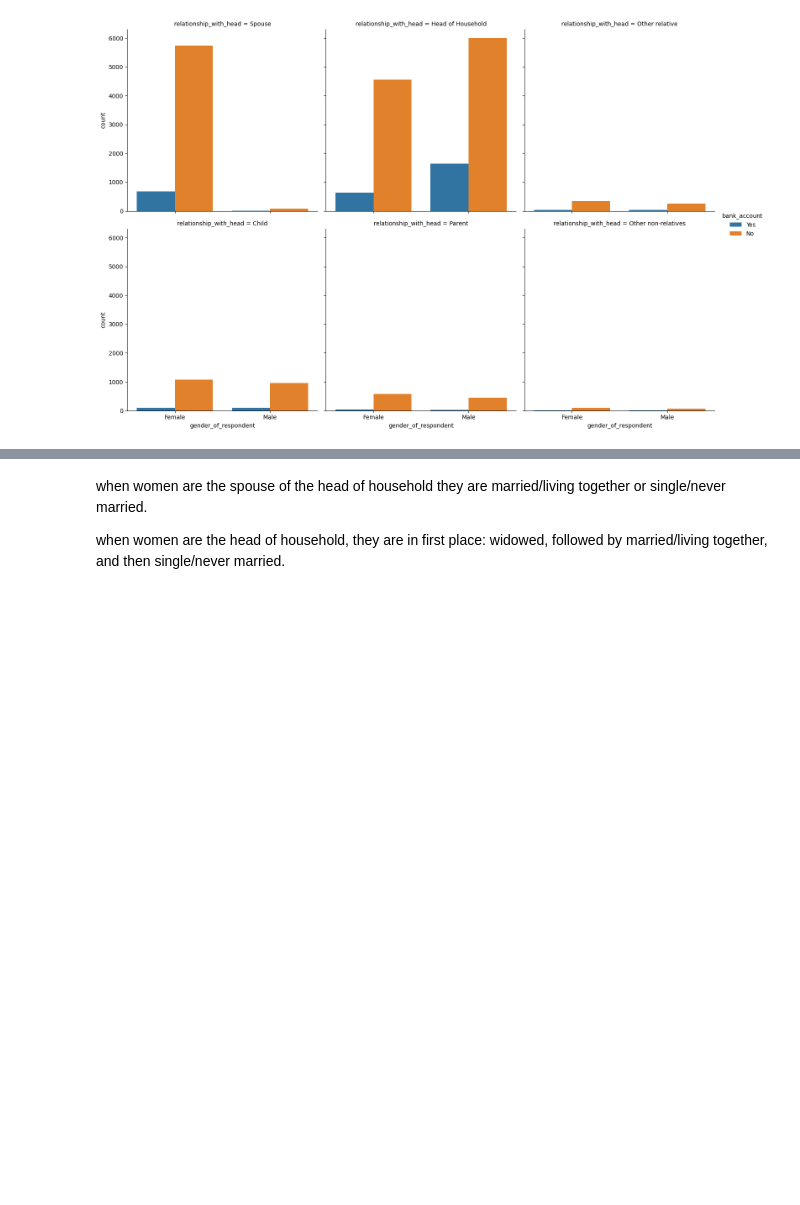
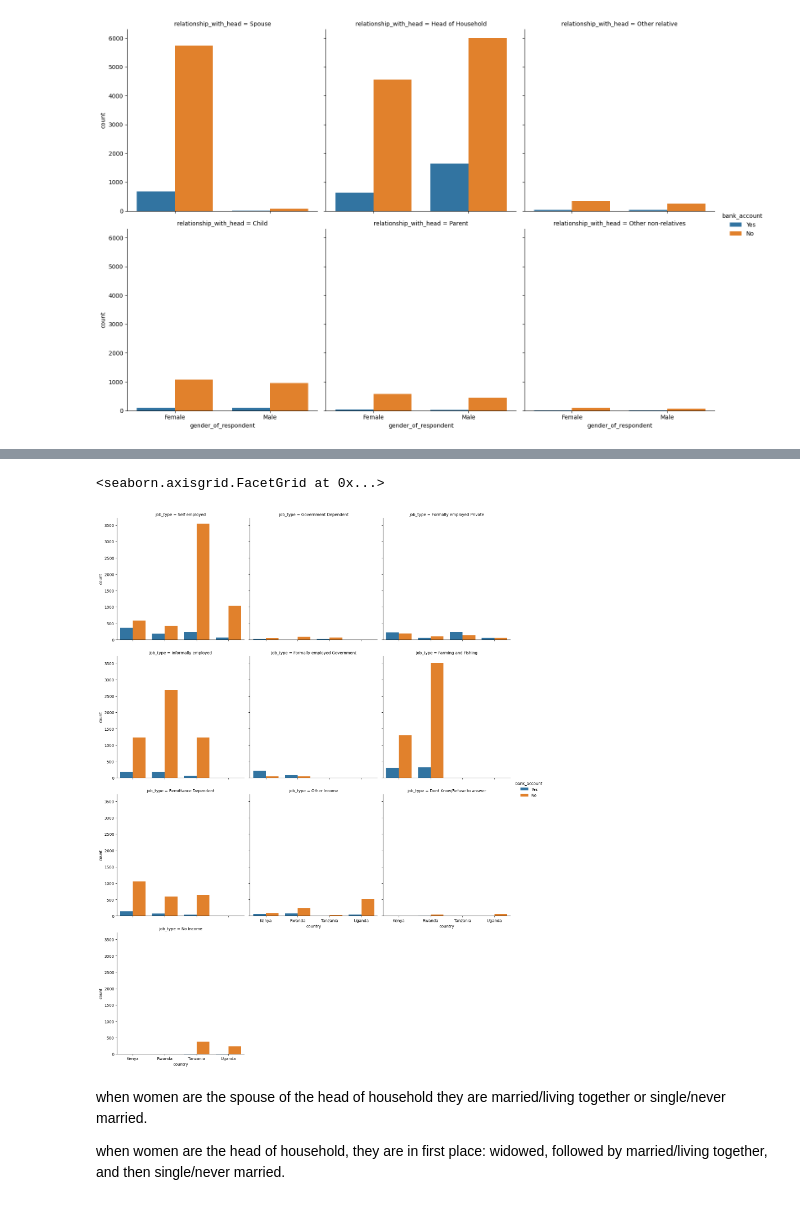
Before and after one commit to ahquin/ds-financial-inclusion, a Jupyter notebook: ml-data-analyse.ipynb, the cells around one changed output, grey strips where cells are left out. Saved outputs shown, nothing was run; the diff lists cells and outputs as text; code cells hidden in the pictures; blank space fills up the shorter version.

```diff
--- a/ml-data-analyse.ipynb
+++ b/ml-data-analyse.ipynb
@@ -240,3 +246,8 @@ sns.catplot(x="gender_of_respondent", col='relationship_with_head', data=df, hue
+# %%
+sns.catplot(x="country", col='job_type', data=df, hue='bank_account', kind='count', col_wrap=3)
+# %% [output]
+<seaborn.axisgrid.FacetGrid at 0x...>
+[figure, added]
 # %% [markdown]
 when women are the spouse of the head of household they are married/living together or single/never married.
 
```
Also changed, not shown: parts of 12 cells of this notebook.
